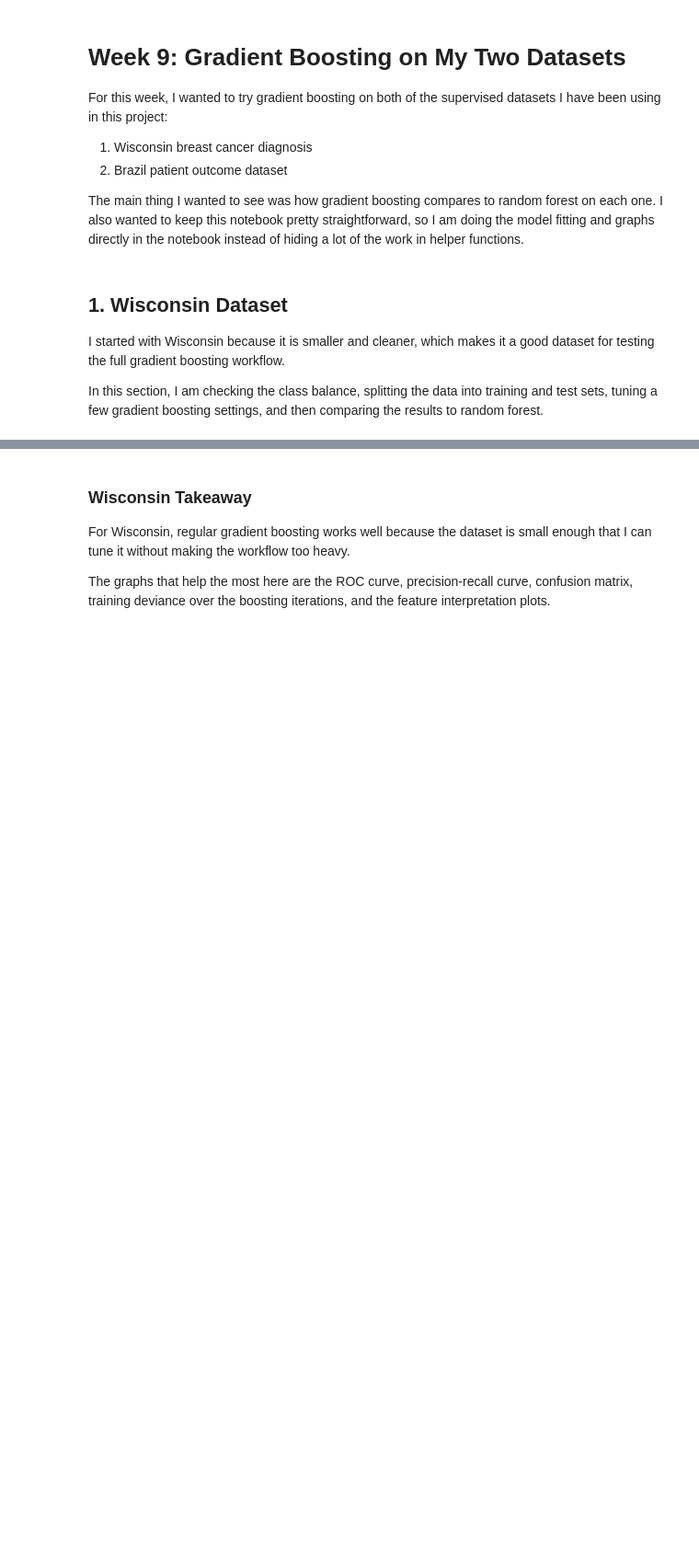
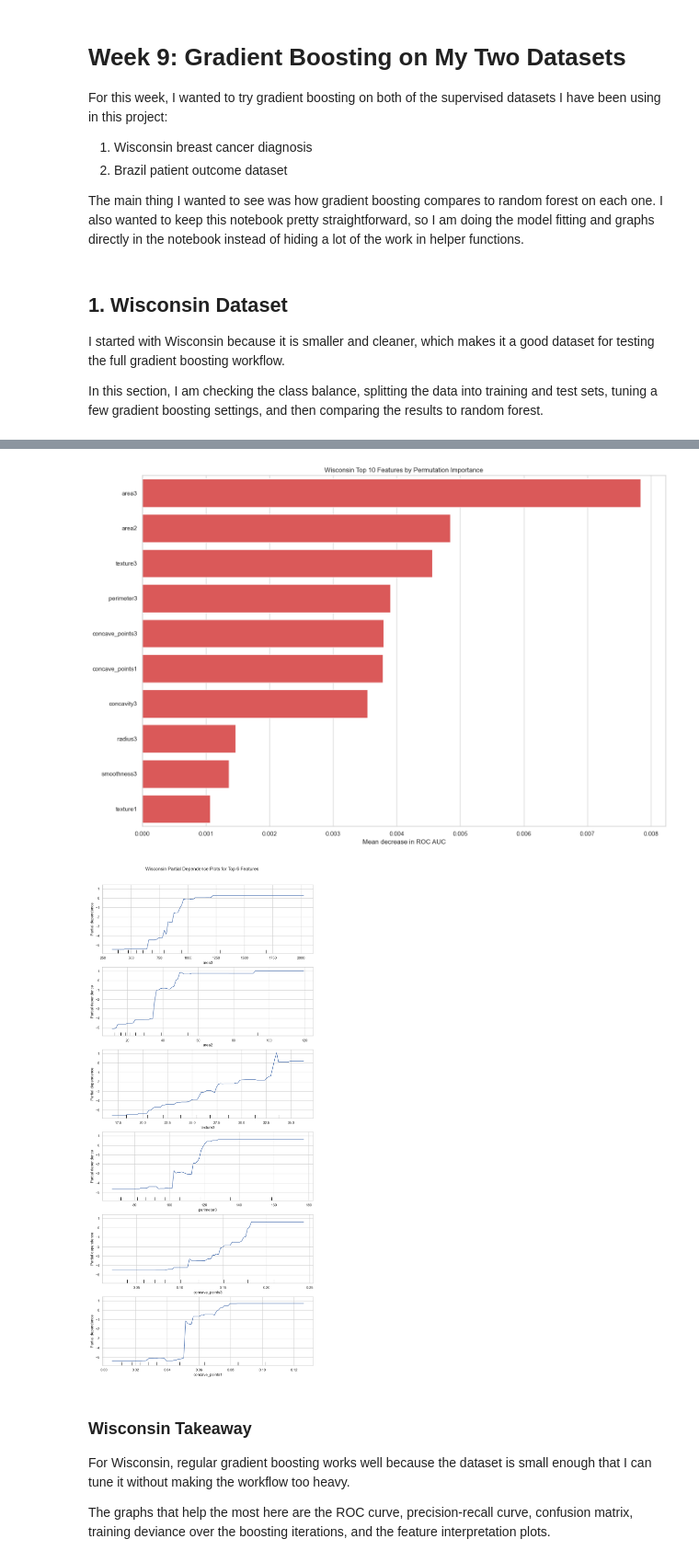
Before and after one commit to jrconner16/mod_c_capstone, a Jupyter notebook: notebooks/milestone2/09_week9_gradient_boosting.ipynb, the cells around one changed output, grey strips where cells are left out. Shown at 92% size. Drawn from its saved outputs; the diff is of its cells as text; code cells hidden in the pictures; blank space fills up the shorter version.

```diff
--- a/notebooks/milestone2/09_week9_gradient_boosting.ipynb
+++ b/notebooks/milestone2/09_week9_gradient_boosting.ipynb
@@ -169,37 +201,43 @@ wisconsin_perm = permutation_importance(
     y_w_test,
     n_repeats=20,
     random_state=42,
     scoring="roc_auc",
 )
 
 wisconsin_importance = (
     pd.DataFrame(
         {
             "feature": X_w.columns,
             "importance": wisconsin_perm.importances_mean,
         }
     )
     .sort_values("importance", ascending=False)
     .head(10)
 )
 
-plt.figure(figsize=(9, 5))
+plt.figure(figsize=(15, 10))
 sns.barplot(data=wisconsin_importance, x="importance", y="feature", color="#ef4444")
 plt.title("Wisconsin Top 10 Features by Permutation Importance")
 plt.xlabel("Mean decrease in ROC AUC")
 plt.ylabel("")
 plt.tight_layout()
 plt.show()
+top_features = wisconsin_importance["feature"].head(6).tolist()
 
-wisconsin_top_features = wisconsin_importance["feature"].head(2).tolist()
+fig, ax = plt.subplots(figsize=(10, 22))
 PartialDependenceDisplay.from_estimator(
     wisconsin_gb,
     X_w_train,
-    features=wisconsin_top_features,
+    features=top_features,
+    n_cols=1,
+    ax=ax,
 )
-plt.suptitle("Wisconsin Partial Dependence Plots", y=1.02)
+plt.suptitle("Wisconsin Partial Dependence Plots for Top 6 Features", y=1.01)
 plt.tight_layout()
 plt.show()
+# %% [output]
+[figure, added]
+[figure, added]
 # %% [markdown]
 ### Wisconsin Takeaway
 
```
Also changed, not shown: parts of 12 cells of this notebook, 42 other files.
